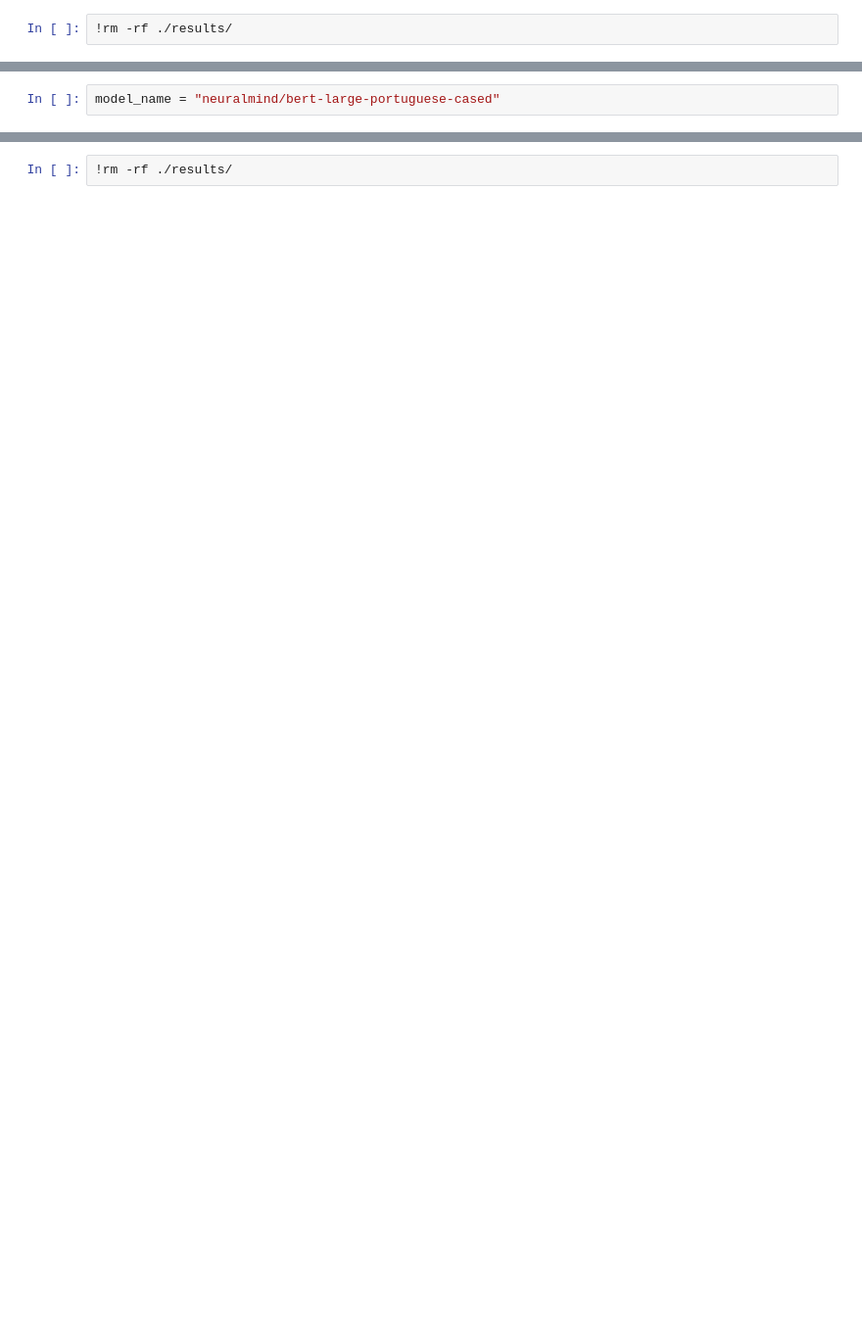
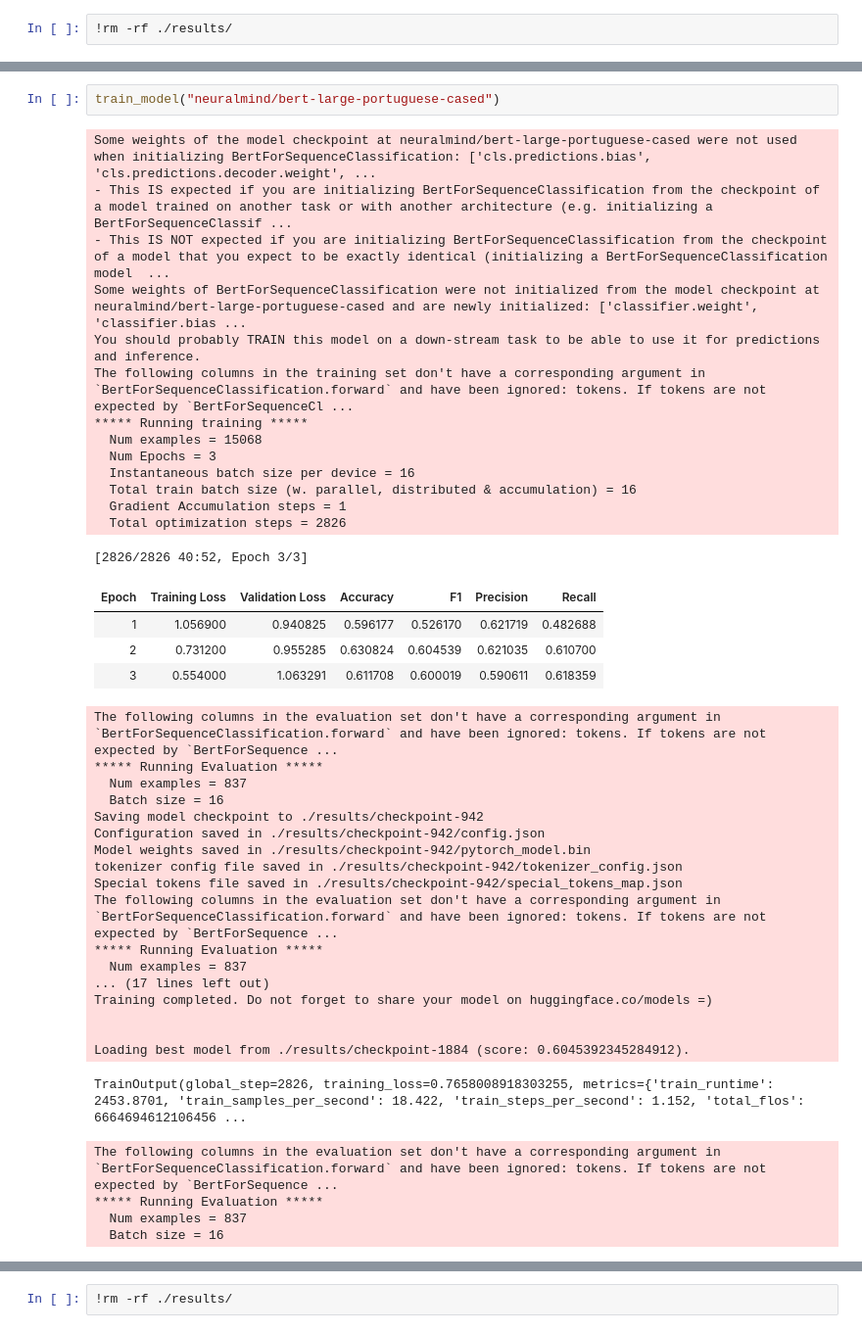
Before and after one commit to g-batalhao-a/PLN, a Jupyter notebook: Project/Assignment2/baseline.ipynb, the cells around one changed output, grey strips where cells are left out. Shown at 98% size. Cells and saved outputs as stored; diff of their text form; blank space fills up the shorter version.

```diff
--- a/Project/Assignment2/baseline.ipynb
+++ b/Project/Assignment2/baseline.ipynb
@@ -338,2 +326,43 @@ Special tokens file saved in /content/drive/Shareddrives/PLN/Assignment 2/models
 # %%
-model_name = "neuralmind/bert-large-portuguese-cased"
+train_model("neuralmind/bert-large-portuguese-cased")
+# %% [output]
+Some weights of the model checkpoint at neuralmind/bert-large-portuguese-cased were not used when initializing BertForSequenceClassification: ['cls.predictions.bias', 'cls.predictions.decoder.weight', ...
+- This IS expected if you are initializing BertForSequenceClassification from the checkpoint of a model trained on another task or with another architecture (e.g. initializing a BertForSequenceClassif ...
+- This IS NOT expected if you are initializing BertForSequenceClassification from the checkpoint of a model that you expect to be exactly identical (initializing a BertForSequenceClassification model  ...
+Some weights of BertForSequenceClassification were not initialized from the model checkpoint at neuralmind/bert-large-portuguese-cased and are newly initialized: ['classifier.weight', 'classifier.bias ...
+You should probably TRAIN this model on a down-stream task to be able to use it for predictions and inference.
+The following columns in the training set don't have a corresponding argument in `BertForSequenceClassification.forward` and have been ignored: tokens. If tokens are not expected by `BertForSequenceCl ...
+***** Running training *****
+  Num examples = 15068
+  Num Epochs = 3
+  Instantaneous batch size per device = 16
+  Total train batch size (w. parallel, distributed & accumulation) = 16
+  Gradient Accumulation steps = 1
+  Total optimization steps = 2826
+[2826/2826 40:52, Epoch 3/3]
+| Epoch | Training Loss | Validation Loss | Accuracy | F1 | Precision | Recall |
+| 1 | 1.056900 | 0.940825 | 0.596177 | 0.526170 | 0.621719 | 0.482688 |
+| 2 | 0.731200 | 0.955285 | 0.630824 | 0.604539 | 0.621035 | 0.610700 |
+| 3 | 0.554000 | 1.063291 | 0.611708 | 0.600019 | 0.590611 | 0.618359 |
+The following columns in the evaluation set don't have a corresponding argument in `BertForSequenceClassification.forward` and have been ignored: tokens. If tokens are not expected by `BertForSequence ...
+***** Running Evaluation *****
+  Num examples = 837
+  Batch size = 16
+Saving model checkpoint to ./results/checkpoint-942
+Configuration saved in ./results/checkpoint-942/config.json
+Model weights saved in ./results/checkpoint-942/pytorch_model.bin
+tokenizer config file saved in ./results/checkpoint-942/tokenizer_config.json
+Special tokens file saved in ./results/checkpoint-942/special_tokens_map.json
+The following columns in the evaluation set don't have a corresponding argument in `BertForSequenceClassification.forward` and have been ignored: tokens. If tokens are not expected by `BertForSequence ...
+***** Running Evaluation *****
+  Num examples = 837
+... (17 lines left out)
+Training completed. Do not forget to share your model on huggingface.co/models =)
+
+
+Loading best model from ./results/checkpoint-1884 (score: 0.6045392345284912).
+TrainOutput(global_step=2826, training_loss=0.7658008918303255, metrics={'train_runtime': 2453.8701, 'train_samples_per_second': 18.422, 'train_steps_per_second': 1.152, 'total_flos': 6664694612106456 ...
+The following columns in the evaluation set don't have a corresponding argument in `BertForSequenceClassification.forward` and have been ignored: tokens. If tokens are not expected by `BertForSequence ...
+***** Running Evaluation *****
+  Num examples = 837
+  Batch size = 16
```
Also changed, not shown: parts of 15 cells of this notebook.
